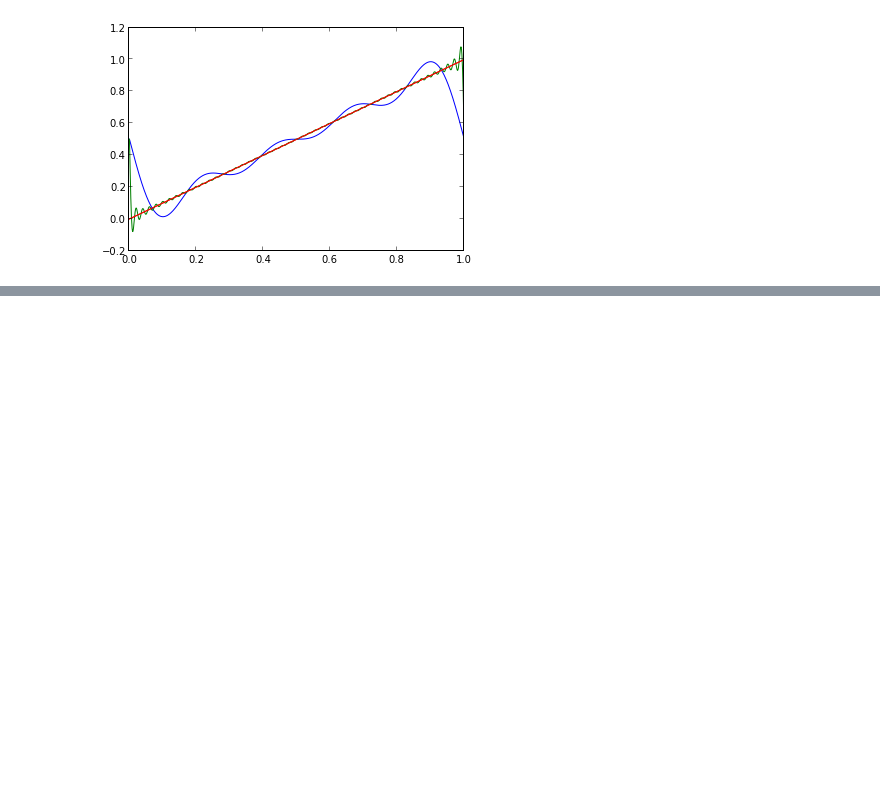
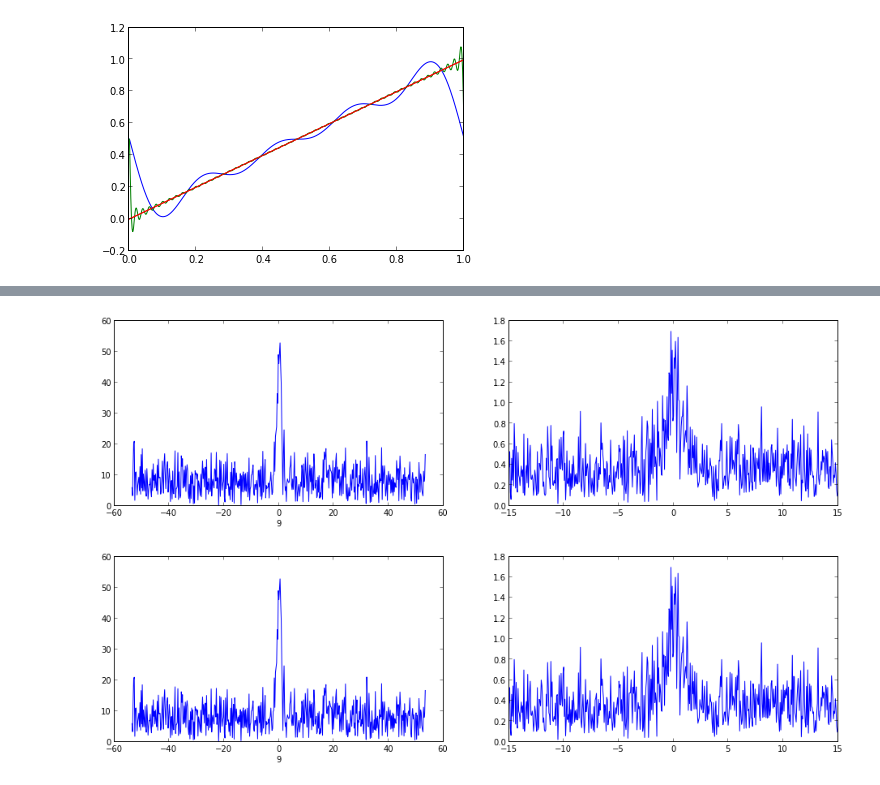
Before and after one commit to Chuphay/python, a Jupyter notebook: ipy/ipy/Fourier.ipynb, the cells around one changed output, grey strips where cells are left out. Saved outputs shown, nothing was run; the diff lists cells and outputs as text; code cells hidden in the pictures; blank space fills up the shorter version.

```diff
--- a/ipy/ipy/Fourier.ipynb
+++ b/ipy/ipy/Fourier.ipynb
@@ -77,0 +182,47 @@ for i in range(6):
+# %%
+T = 30
+n = 512
+t2 = linspace(-T/2,T/2,n+1)
+t = t2[:n]
+
+seed(1213)
+
+k = 2*pi/T*append(arange(n/2),arange(-n/2, 0))
+ks = fftshift(k)
+
+u = 1/cosh(t)
+ut = fft(u)
+noise= 20
+utn = ut + noise*(randn(n)+1j*randn(n))
+un = ifft(utn)
+"""
+subplot(2,2,1)
+plot(ks,abs(fftshift(utn)))
+xlabel('frequency')
+
+subplot(2,2,2)
+plot(t,abs(un))
+xlabel('time?')
+"""
+import time
+from IPython import display
+add_utn = 0
+add_un = 0
+for i in range(10):
+    display.clear_output()
+    utn = ut + noise*(randn(n)+1j*randn(n))
+    add_utn += utn
+    add_un += ifft(utn)
+    added_utn = add_utn/(i+1)
+    added_un = add_un/(i+1)
+
+
+    subplot(2,2,1), plot(ks,abs(fftshift(added_utn)))
+    xlabel(i)
+    subplot(2,2,2), plot(t,abs(added_un))
+    display.display(plt.gcf())
+    time.sleep(0.5)
+    show()
+# %% [output]
+[figure, added]
+[figure, added]
```
Also changed, not shown: parts of 7 cells of this notebook, 4 other files.
